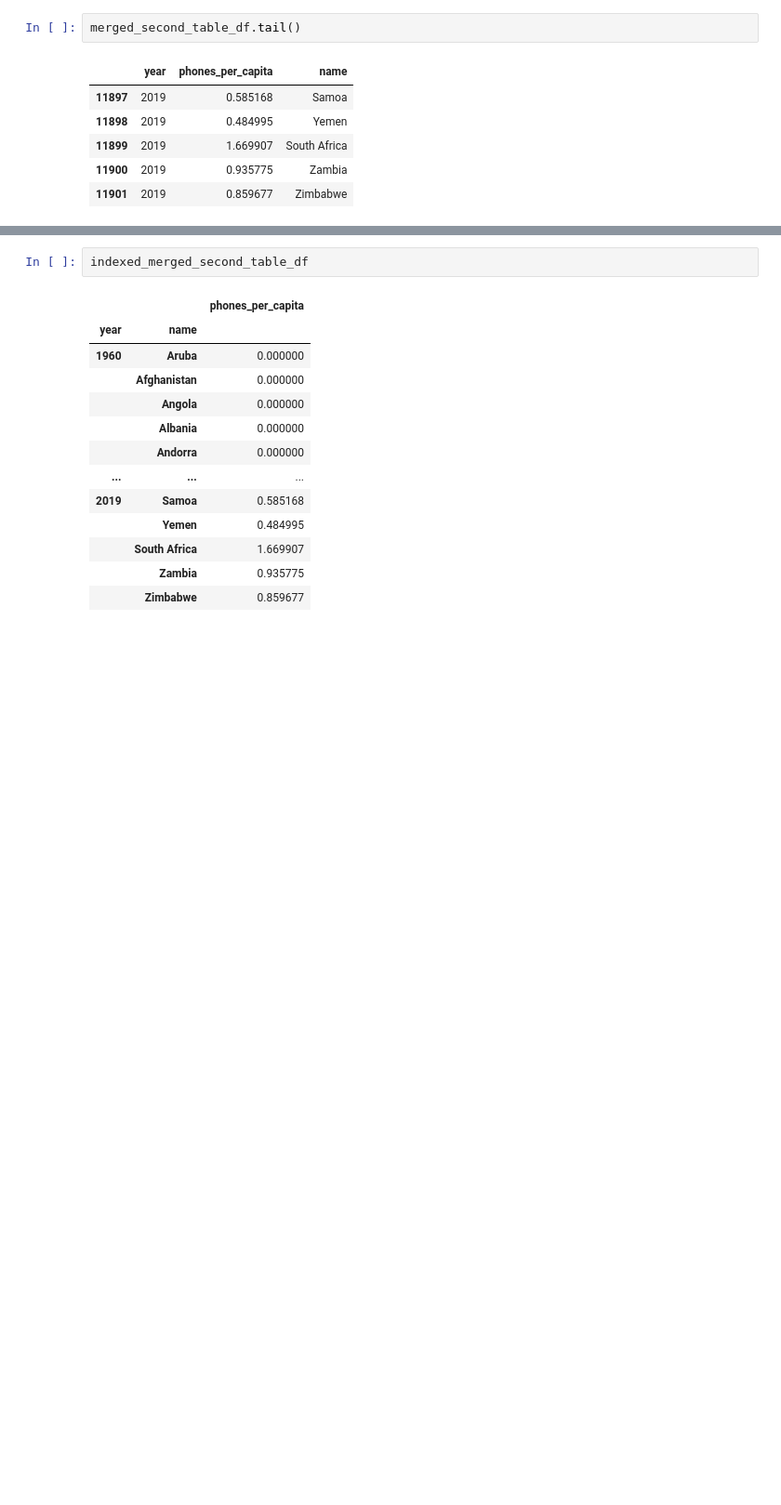
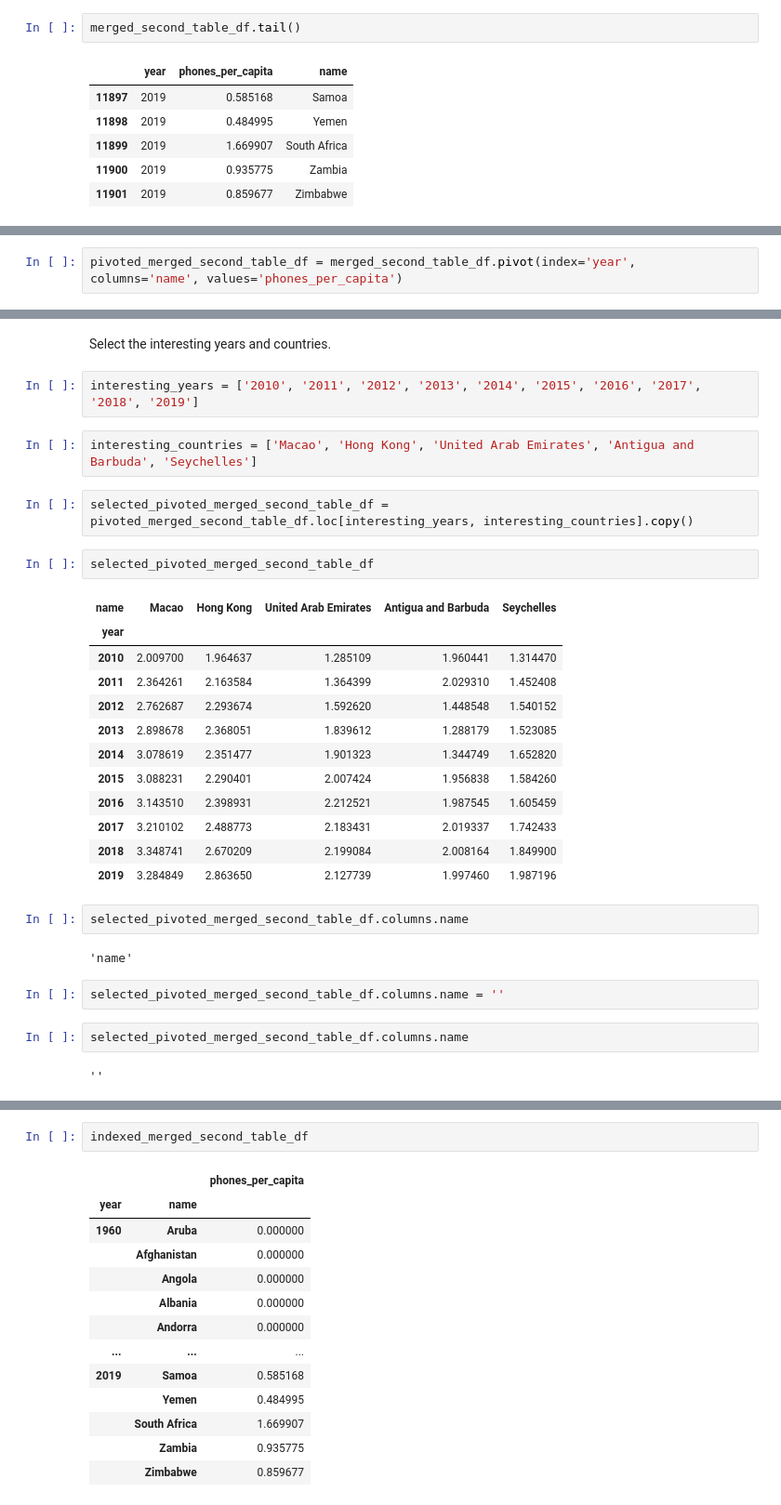
Before and after one commit to totatorbj/su-mt4007, a Jupyter notebook: HW4/HW4.ipynb, the cells around one changed output, grey strips where cells are left out. Shown at 93% size. Cells and saved outputs as stored; diff of their text form; blank space fills up the shorter version.

```diff
--- a/HW4/HW4.ipynb
+++ b/HW4/HW4.ipynb
@@ -587,0 +590,2 @@ merged_second_table_df.tail()
+# %%
+pivoted_merged_second_table_df = merged_second_table_df.pivot(index='year', columns='name', values='phones_per_capita')
@@ -587,0 +602,33 @@ merged_second_table_df.tail()
+# %% [markdown]
+Select the interesting years and countries.
+# %%
+interesting_years = ['2010', '2011', '2012', '2013', '2014', '2015', '2016', '2017', '2018', '2019']
+# %%
+interesting_countries = ['Macao', 'Hong Kong', 'United Arab Emirates', 'Antigua and Barbuda', 'Seychelles']
+# %%
+selected_pivoted_merged_second_table_df = pivoted_merged_second_table_df.loc[interesting_years, interesting_countries].copy()
+# %%
+selected_pivoted_merged_second_table_df
+# %% [output]
+| name | Macao | Hong Kong | United Arab Emirates | Antigua and Barbuda | Seychelles |
+| year |  |  |  |  |  |
+| 2010 | 2.009700 | 1.964637 | 1.285109 | 1.960441 | 1.314470 |
+| 2011 | 2.364261 | 2.163584 | 1.364399 | 2.029310 | 1.452408 |
+| 2012 | 2.762687 | 2.293674 | 1.592620 | 1.448548 | 1.540152 |
+| 2013 | 2.898678 | 2.368051 | 1.839612 | 1.288179 | 1.523085 |
+| 2014 | 3.078619 | 2.351477 | 1.901323 | 1.344749 | 1.652820 |
+| 2015 | 3.088231 | 2.290401 | 2.007424 | 1.956838 | 1.584260 |
+| 2016 | 3.143510 | 2.398931 | 2.212521 | 1.987545 | 1.605459 |
+| 2017 | 3.210102 | 2.488773 | 2.183431 | 2.019337 | 1.742433 |
+| 2018 | 3.348741 | 2.670209 | 2.199084 | 2.008164 | 1.849900 |
+| 2019 | 3.284849 | 2.863650 | 2.127739 | 1.997460 | 1.987196 |
+# %%
+selected_pivoted_merged_second_table_df.columns.name
+# %% [output]
+'name'
+# %%
+selected_pivoted_merged_second_table_df.columns.name = ''
+# %%
+selected_pivoted_merged_second_table_df.columns.name
+# %% [output]
+''
```
Also changed, not shown: parts of 36 cells of this notebook, 1 other file.
